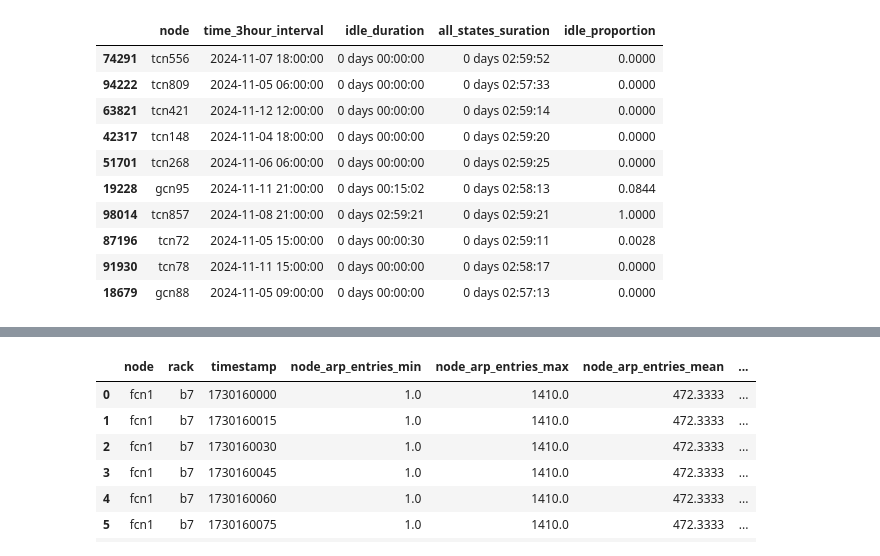
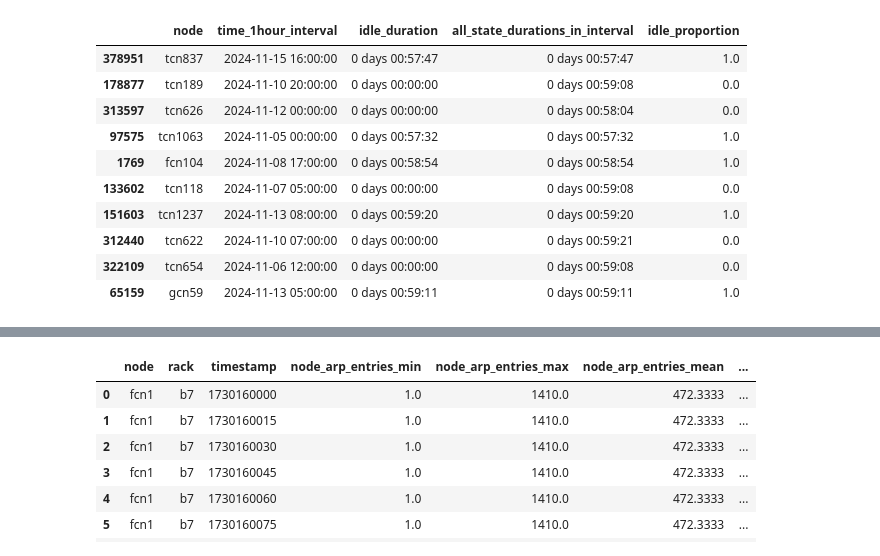
Before and after one commit to sara-nl/energy_efficiency_system_level, a Jupyter notebook: ML_sinfo.ipynb, the cells around one changed output, grey strips where cells are left out. Saved outputs shown, nothing was run; the diff lists cells and outputs as text; code cells hidden in the pictures.

```diff
--- a/ML_sinfo.ipynb
+++ b/ML_sinfo.ipynb
@@ -44,26 +57,32 @@ df.sample(n=10)
 # %%
 """
 TEMPORRAY: At the end of the EDA notebook or notebooks save a data frame for ML.
 """
 # the time interval that we put all the states in it.
 map_time_col = {'time_1hour_interval':pd.Timedelta('1h'),
                 'time_30min_interval':pd.Timedelta('30min'),
-                'time_3hour_interval':pd.Timedelta('3h')
+                'time_2hour_interval':pd.Timedelta('2h'),
+                'time_3hour_interval':pd.Timedelta('3h'),
+                'time_6hour_interval':pd.Timedelta('6h'),
+                'time_12hour_interval':pd.Timedelta('12h'),
                 }
-# pick a time col
-time_col = 'time_3hour_interval'
-df_stat = get_idle_proportion(df, time_col)
+""
+# pick a time col:
+# WHICH TIME INTEVAL MAKES SENSE FOR ML?
+time_col = 'time_1hour_interval'
+df_stat, df_idle, df_total = get_idle_proportion(df, time_col)
+# show a smaple
 df_stat.sample(n=10)
 # %% [output]
-|  | node | time_3hour_interval | idle_duration | all_states_suration | idle_proportion |
-| 74291 | tcn556 | 2024-11-07 18:00:00 | 0 days 00:00:00 | 0 days 02:59:52 | 0.0000 |
-| 94222 | tcn809 | 2024-11-05 06:00:00 | 0 days 00:00:00 | 0 days 02:57:33 | 0.0000 |
-| 63821 | tcn421 | 2024-11-12 12:00:00 | 0 days 00:00:00 | 0 days 02:59:14 | 0.0000 |
-| 42317 | tcn148 | 2024-11-04 18:00:00 | 0 days 00:00:00 | 0 days 02:59:20 | 0.0000 |
-| 51701 | tcn268 | 2024-11-06 06:00:00 | 0 days 00:00:00 | 0 days 02:59:25 | 0.0000 |
-| 19228 | gcn95 | 2024-11-11 21:00:00 | 0 days 00:15:02 | 0 days 02:58:13 | 0.0844 |
-| 98014 | tcn857 | 2024-11-08 21:00:00 | 0 days 02:59:21 | 0 days 02:59:21 | 1.0000 |
-| 87196 | tcn72 | 2024-11-05 15:00:00 | 0 days 00:00:30 | 0 days 02:59:11 | 0.0028 |
-| 91930 | tcn78 | 2024-11-11 15:00:00 | 0 days 00:00:00 | 0 days 02:58:17 | 0.0000 |
-| 18679 | gcn88 | 2024-11-05 09:00:00 | 0 days 00:00:00 | 0 days 02:57:13 | 0.0000 |
+|  | node | time_1hour_interval | idle_duration | all_state_durations_in_interval | idle_proportion |
+| 378951 | tcn837 | 2024-11-15 16:00:00 | 0 days 00:57:47 | 0 days 00:57:47 | 1.0 |
+| 178877 | tcn189 | 2024-11-10 20:00:00 | 0 days 00:00:00 | 0 days 00:59:08 | 0.0 |
+| 313597 | tcn626 | 2024-11-12 00:00:00 | 0 days 00:00:00 | 0 days 00:58:04 | 0.0 |
+| 97575 | tcn1063 | 2024-11-05 00:00:00 | 0 days 00:57:32 | 0 days 00:57:32 | 1.0 |
+| 1769 | fcn104 | 2024-11-08 17:00:00 | 0 days 00:58:54 | 0 days 00:58:54 | 1.0 |
+| 133602 | tcn118 | 2024-11-07 05:00:00 | 0 days 00:00:00 | 0 days 00:59:08 | 0.0 |
+| 151603 | tcn1237 | 2024-11-13 08:00:00 | 0 days 00:59:20 | 0 days 00:59:20 | 1.0 |
+| 312440 | tcn622 | 2024-11-10 07:00:00 | 0 days 00:00:00 | 0 days 00:59:21 | 0.0 |
+| 322109 | tcn654 | 2024-11-06 12:00:00 | 0 days 00:00:00 | 0 days 00:59:08 | 0.0 |
+| 65159 | gcn59 | 2024-11-13 05:00:00 | 0 days 00:59:11 | 0 days 00:59:11 | 1.0 |
 # %%
```
Also changed, not shown: parts of 10 cells of this notebook, 7 other files.
